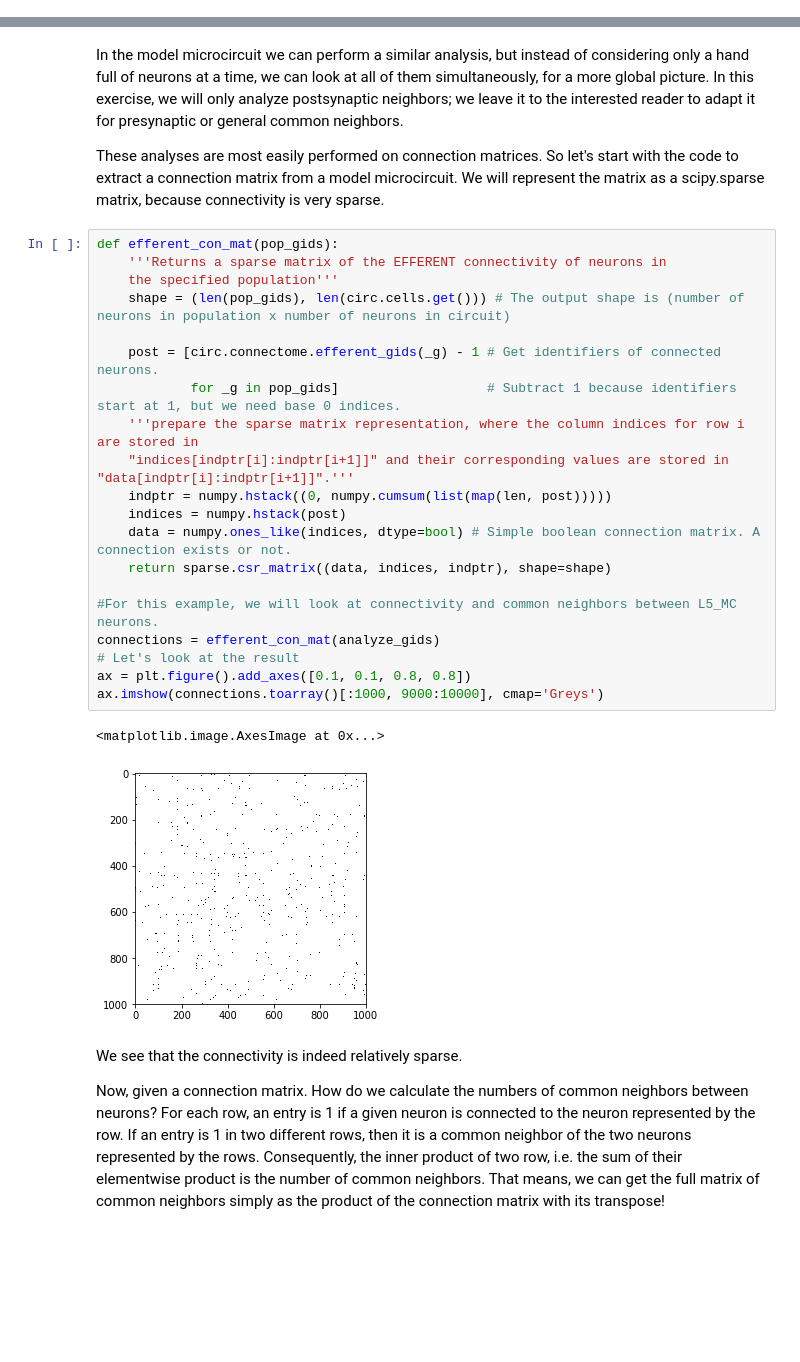
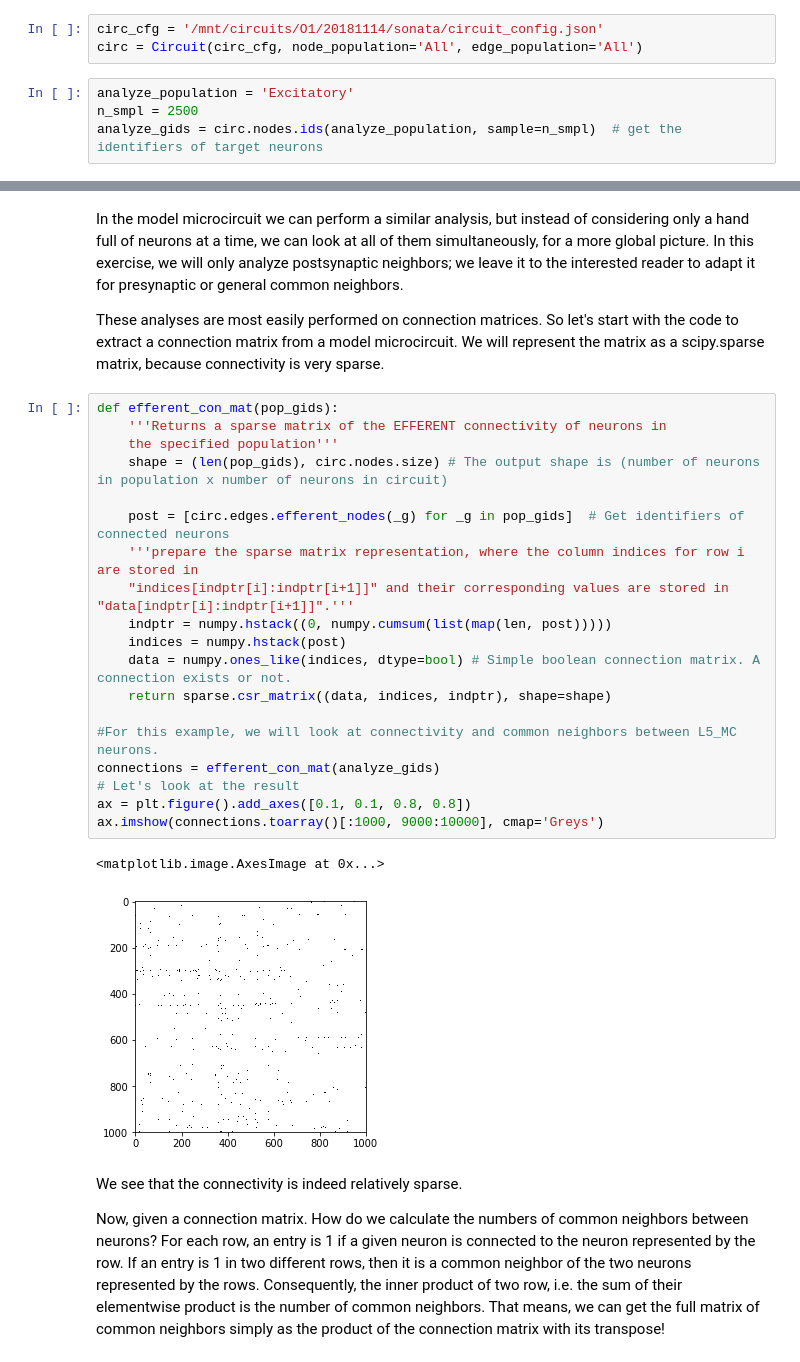
Before and after one commit to BlueBrain/MOOC-hippocampus-network-simulation-2019, a Jupyter notebook: notebooks/common_neighbor_1.ipynb, the cells around one changed output, grey strips where cells are left out. Saved outputs shown, nothing was run; the diff lists cells and outputs as text; blank space fills up the shorter version.

```diff
--- a/notebooks/common_neighbor_1.ipynb
+++ b/notebooks/common_neighbor_1.ipynb
@@ -23,3 +15,10 @@ analyze_gids = numpy.random.choice(circ.cells.ids(analyze_population),
+# %%
+circ_cfg = '/mnt/circuits/O1/20181114/sonata/circuit_config.json'
+circ = Circuit(circ_cfg, node_population='All', edge_population='All')
+# %%
+analyze_population = 'Excitatory'
+n_smpl = 2500
+analyze_gids = circ.nodes.ids(analyze_population, sample=n_smpl)  # get the identifiers of target neurons
 # %% [markdown]
 One feature of connectivity commonly found in local microcircuits is a "common neighbor bias". This comes in two parts:
 1. Pairs of neurons have more "common neighbors" than expected by chance.
@@ -43,26 +42,25 @@ These analyses are most easily performed on connection matrices. So let's start
 # %%
 def efferent_con_mat(pop_gids):
     '''Returns a sparse matrix of the EFFERENT connectivity of neurons in
     the specified population'''
-    shape = (len(pop_gids), len(circ.cells.get())) # The output shape is (number of neurons in population x number of neurons in circuit)
+    shape = (len(pop_gids), circ.nodes.size) # The output shape is (number of neurons in population x number of neurons in circuit)
 
-    post = [circ.connectome.efferent_gids(_g) - 1 # Get identifiers of connected neurons.
-            for _g in pop_gids]                   # Subtract 1 because identifiers start at 1, but we need base 0 indices.
+    post = [circ.edges.efferent_nodes(_g) for _g in pop_gids]  # Get identifiers of connected neurons
     '''prepare the sparse matrix representation, where the column indices for row i are stored in
     "indices[indptr[i]:indptr[i+1]]" and their corresponding values are stored in "data[indptr[i]:indptr[i+1]]".'''
     indptr = numpy.hstack((0, numpy.cumsum(list(map(len, post)))))
     indices = numpy.hstack(post)
     data = numpy.ones_like(indices, dtype=bool) # Simple boolean connection matrix. A connection exists or not.
     return sparse.csr_matrix((data, indices, indptr), shape=shape)
 
 #For this example, we will look at connectivity and common neighbors between L5_MC neurons.
 connections = efferent_con_mat(analyze_gids)
 # Let's look at the result
 ax = plt.figure().add_axes([0.1, 0.1, 0.8, 0.8])
 ax.imshow(connections.toarray()[:1000, 9000:10000], cmap='Greys')
 # %% [output]
 <matplotlib.image.AxesImage at 0x...>
-[figure, old version]
+[figure, new version]
 # %% [markdown]
 We see that the connectivity is indeed relatively sparse.
 
```
Also changed, not shown: parts of 6 cells of this notebook, 7 other files.
